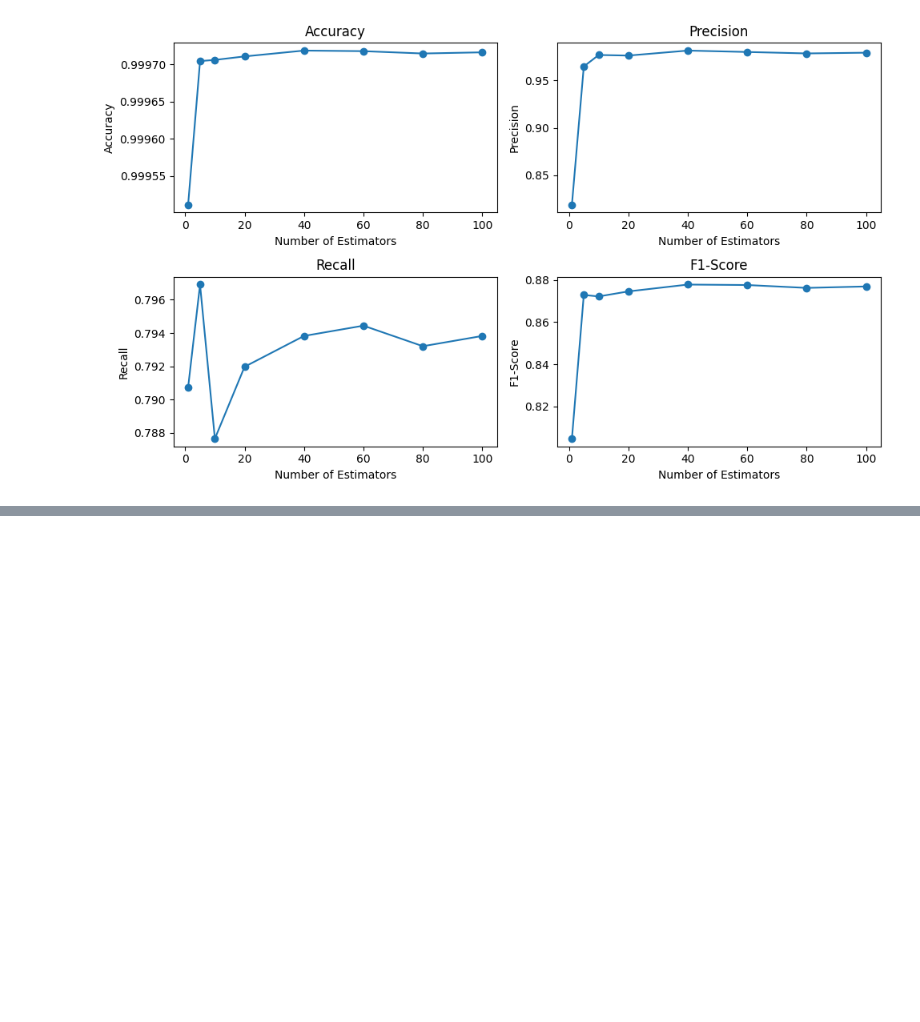
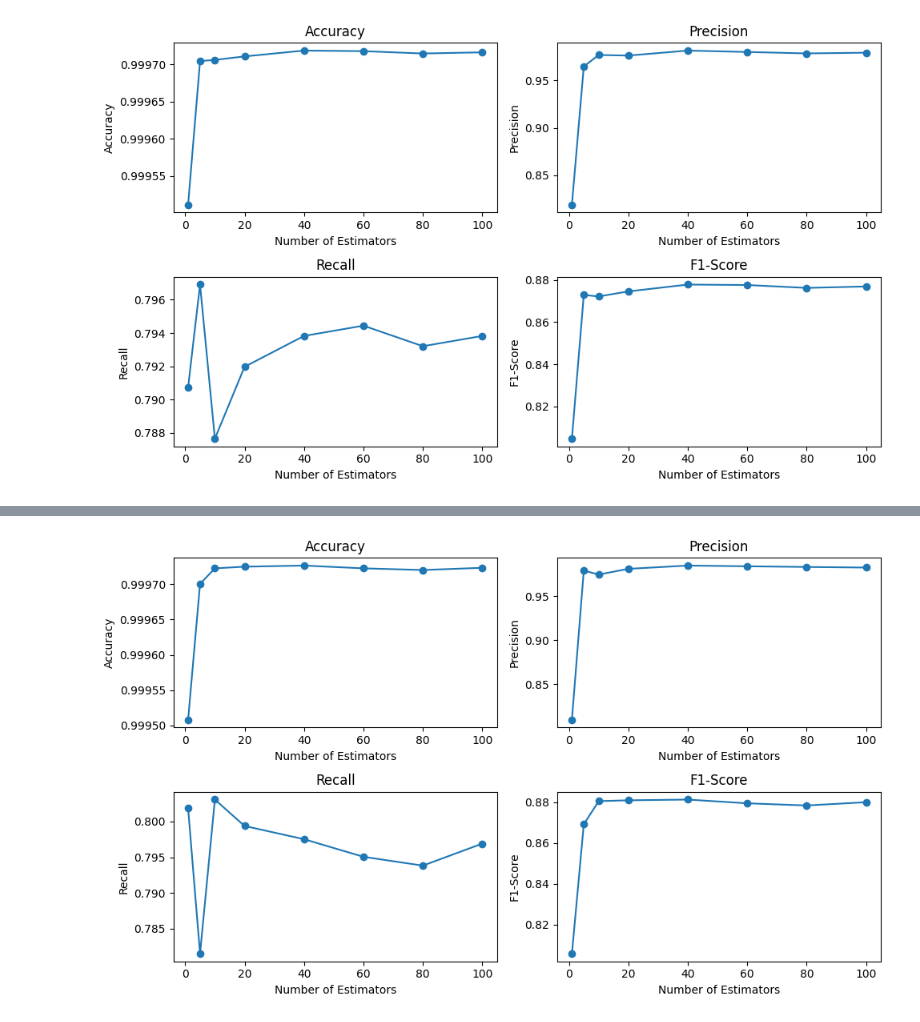
Before and after one commit to RobertKS123/ACML_Assignment, a Jupyter notebook: RandomForest.ipynb, the cells around one changed output, grey strips where cells are left out. Drawn from its saved outputs; the diff is of its cells as text; code cells hidden in the pictures; blank space fills up the shorter version.

```diff
--- a/RandomForest.ipynb
+++ b/RandomForest.ipynb
@@ -163,0 +222,39 @@ plt.show()
+# %%
+# Plot the metrics
+plt.figure(figsize=(10, 6))
+
+# Plot accuracy
+plt.subplot(2, 2, 1)
+plt.plot(estimators_list, rf_accuracy, marker='o')
+plt.title('Accuracy')
+plt.xlabel('Number of Estimators')
+plt.ylabel('Accuracy')
+
+# Plot precision
+plt.subplot(2, 2, 2)
+plt.plot(estimators_list, rf_precision, marker='o')
+plt.title('Precision')
+plt.xlabel('Number of Estimators')
+plt.ylabel('Precision')
+
+# Plot recall
+plt.subplot(2, 2, 3)
+plt.plot(estimators_list, rf_recall, marker='o')
+plt.title('Recall')
+plt.xlabel('Number of Estimators')
+plt.ylabel('Recall')
+
+# Plot F1-score
+plt.subplot(2, 2, 4)
+plt.plot(estimators_list, rf_f1_score, marker='o')
+plt.title('F1-Score')
+plt.xlabel('Number of Estimators')
+plt.ylabel('F1-Score')
+
+# Adjust the spacing between subplots
+plt.tight_layout()
+
+# Display the plots
+plt.show()
+# %% [output]
+[figure, added]
```
Also changed, not shown: parts of 3 cells of this notebook.
